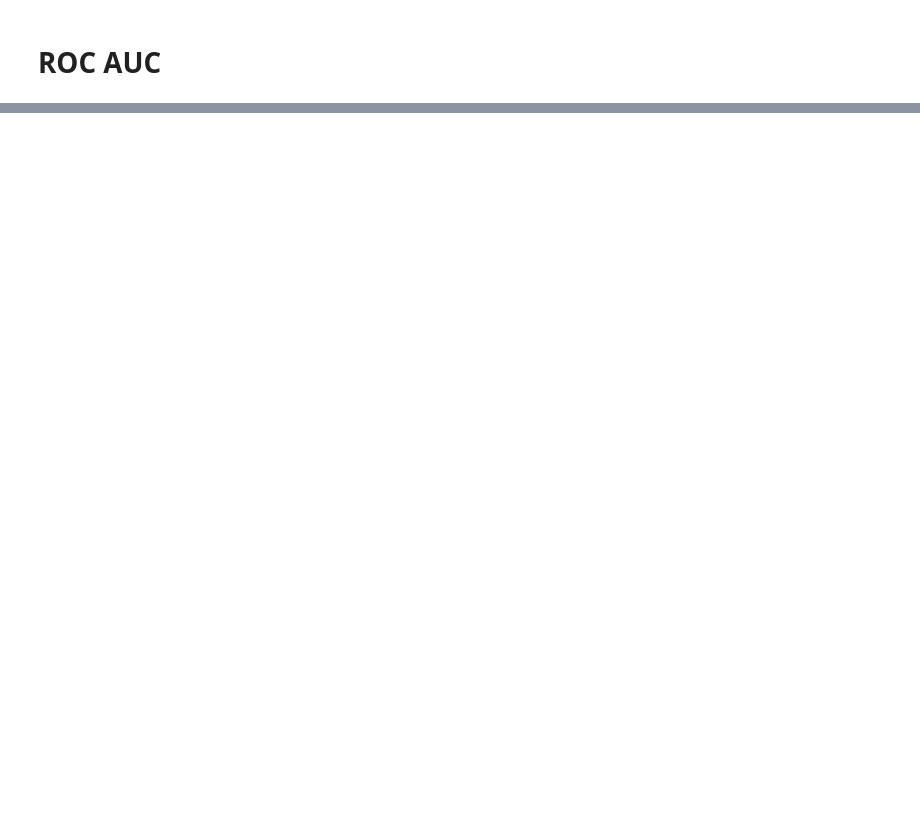
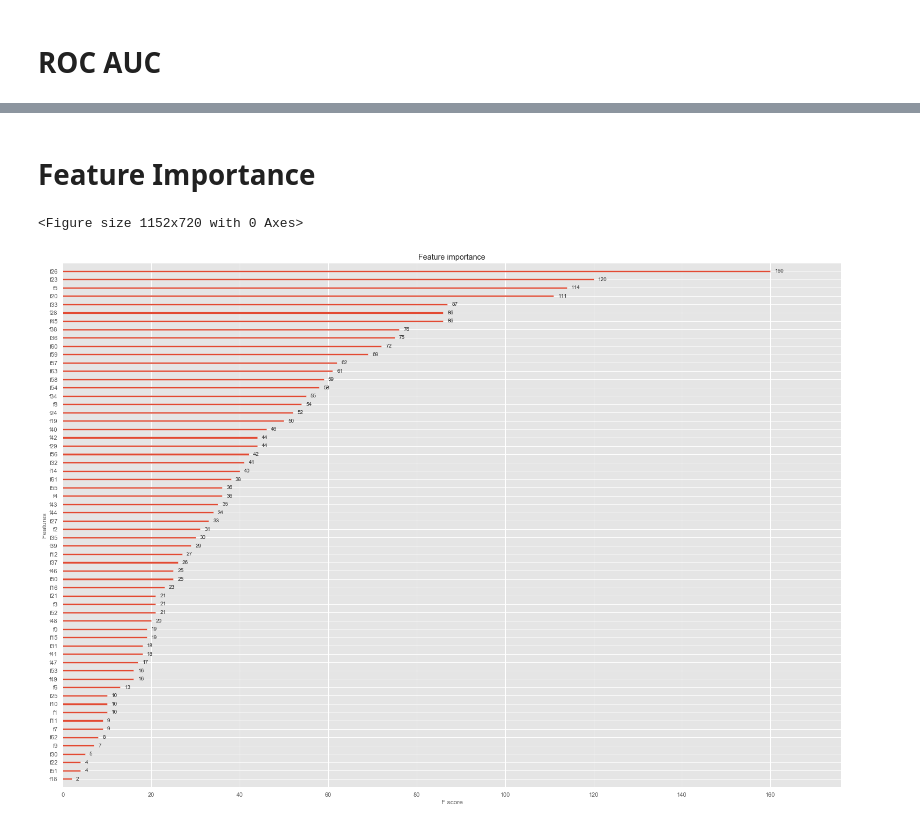
Before and after one commit to PythonNewLearner/Machine-Learning-_-Bankcruptcy, a Jupyter notebook: project.ipynb, the cells around one changed output, grey strips where cells are left out. Drawn from its saved outputs; the diff is of its cells as text; code cells hidden in the pictures; blank space fills up the shorter version.

```diff
--- a/project.ipynb
+++ b/project.ipynb
@@ -1041,20 +1036,20 @@ LogReg_model = Pipeline([('smt',SMOTE(random_state=2019)),
                  ])
 DT_model = Pipeline([('smt',SMOTE(random_state=2019)),
 
-                ('classifier', DecisionTreeClassifier(max_depth=10,class_weight={0: 0.2, 1: 0.8},random_state=2019))
+                ('classifier', DecisionTreeClassifier(max_depth=14,class_weight={0: 0.8, 1: 0.2},random_state=2019))
                  ])
 
 SVM_model=Pipeline([('smt',SMOTE(random_state=2019)),
                     ('classifier',SVC(C=10,class_weight={0: 0.2, 1: 0.8},random_state=2019,probability=True))
                    ])
 RF_model=Pipeline([('smt',SMOTE(random_state=2019)),
-                    ('classifier',RandomForestClassifier(class_weight={0: 0.2, 1: 0.8},max_depth=12,n_estimators=50,random_state=2019))
+                    ('classifier',RandomForestClassifier(class_weight={0: 0.8, 1: 0.2},max_depth=14,n_estimators=50,random_state=2019))
                    ])
 AdaBoost_model=Pipeline([('smt',SMOTE(random_state=2019)),
-                    ('classifier',AdaBoostClassifier(n_estimators=50,random_state=2019))
+                    ('classifier',AdaBoostClassifier(n_estimators=40,random_state=2019))
                    ])
 xgb_model=Pipeline([('smt',SMOTE(random_state=2019)),
-                    ('classifier',XGBClassifier(max_depth=7,n_estimators=40,random_state=2019))
+                    ('classifier',XGBClassifier(max_depth=5,n_estimators=100,random_state=2019))
                    ])
 # %%
 LogReg_model.fit(X_train,y_train)
@@ -1115,2 +1110,4 @@ AUC score for XGBoosting: 0.8896
+# %% [markdown]
+# Feature Importance
 # %%
 from xgboost import plot_tree,plot_importance,to_graphviz
@@ -1118,0 +1116,17 @@ xgb.booster()
+# %%
+sm = SMOTE(random_state=2019)
+X_res, y_res = sm.fit_resample(X_train, y_train)
+my_model = XGBClassifier(max_depth=5,n_estimators=100)
+my_model.fit(X_res,y_res)
+
+plt.style.use('ggplot')
+plt.figure(figsize=(16,10))
+ax=plot_importance(my_model)
+#plot_tree(my_model, num_trees=1)
+#to_graphviz(my_model, num_trees=1)
+fig = ax.figure
+fig.set_size_inches(26, 18)
+plt.show();
+# %% [output]
+<Figure size 1152x720 with 0 Axes>
+[figure, added]
```
Also changed, not shown: parts of 11 cells of this notebook.
